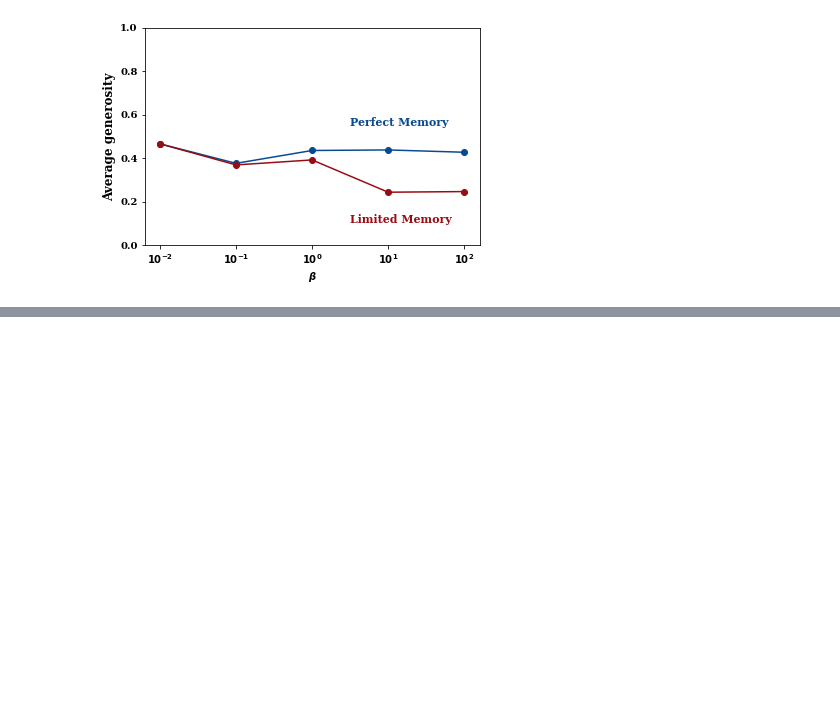
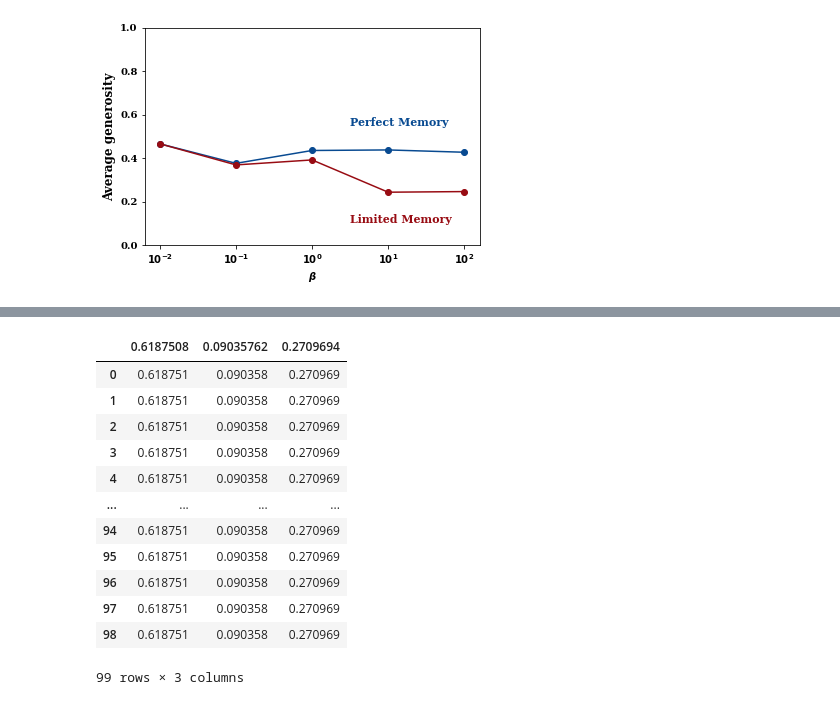
Before and after one commit to Nikoleta-v3/evolution-of-cooperation-with-limited-updating-payoff-memory, a Jupyter notebook: nbs/Donation Game Expected + Last Round .ipynb, the cells around one changed output, grey strips where cells are left out. Saved outputs shown, nothing was run; the diff lists cells and outputs as text; code cells hidden in the pictures; blank space fills up the shorter version.

```diff
--- a/nbs/Donation Game Expected + Last Round .ipynb
+++ b/nbs/Donation Game Expected + Last Round .ipynb
@@ -566,0 +632,17 @@ plt.savefig("../static/generosity_over_betas.pdf", bbox_inches='tight')
+# %%
+pd.read_csv("../data/mutation_two/mutation_expected_mutation_0.0001population_.csv",
+            names=[''])
+# %% [output]
+|  | 0.6187508 | 0.09035762 | 0.2709694 |
+| 0 | 0.618751 | 0.090358 | 0.270969 |
+| 1 | 0.618751 | 0.090358 | 0.270969 |
+| 2 | 0.618751 | 0.090358 | 0.270969 |
+| 3 | 0.618751 | 0.090358 | 0.270969 |
+| 4 | 0.618751 | 0.090358 | 0.270969 |
+| ... | ... | ... | ... |
+| 94 | 0.618751 | 0.090358 | 0.270969 |
+| 95 | 0.618751 | 0.090358 | 0.270969 |
+| 96 | 0.618751 | 0.090358 | 0.270969 |
+| 97 | 0.618751 | 0.090358 | 0.270969 |
+| 98 | 0.618751 | 0.090358 | 0.270969 |
+99 rows × 3 columns
```
Also changed, not shown: parts of 11 cells of this notebook, 15 other files.
